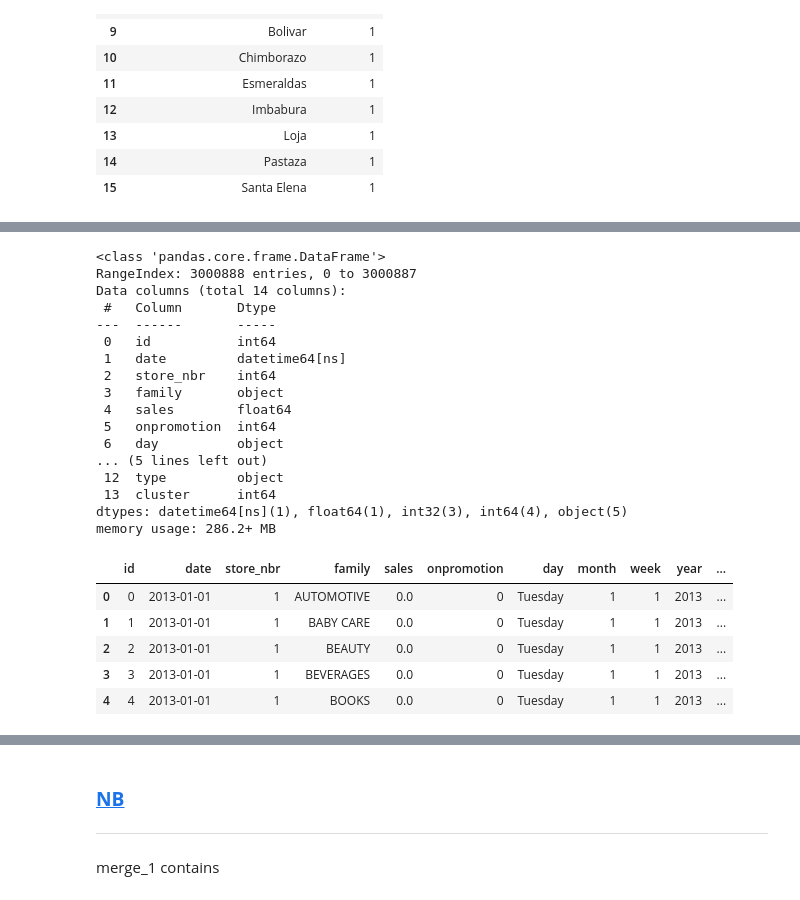
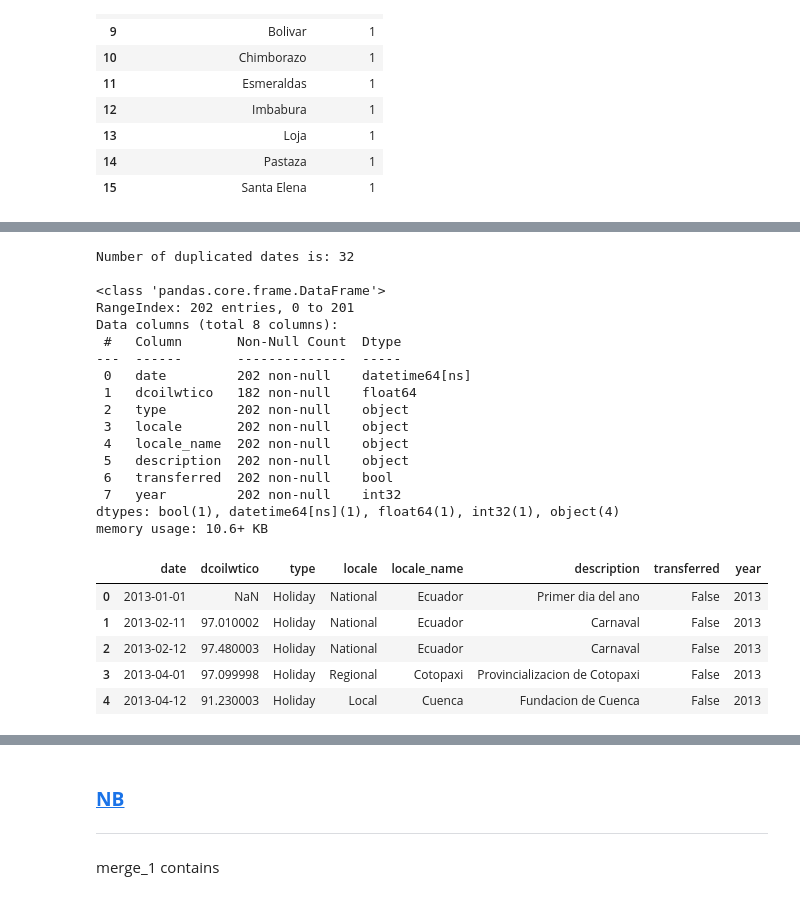
Before and after one commit to Safowaa/The_Regression_Project, a Jupyter notebook: Notebook/main.ipynb, the cells around one changed output, grey strips where cells are left out. Drawn from its saved outputs; the diff is of its cells as text; code cells hidden in the pictures.

```diff
--- a/Notebook/main.ipynb
+++ b/Notebook/main.ipynb
@@ -840,37 +820,43 @@ store_count
 | 21 | Libertad | Guayas | 1 |
 # %%
 # Merge the train data (train_4_copy) with the stores data (train_3) based on 'store_nbr' column
-merge_1 = pd.merge(train_4_copy, train_3 , on='store_nbr', how='left')
+merge_1 = pd.merge(train_1, train_2 , on=['date'], how='inner')
+
+# Check for duplicate dates in merged_df2
+count_duplicate = merge_1.duplicated(subset='date', keep=False).sum()
+
+# Display the duplicate dates
+print(f"Number of duplicated dates is: {count_duplicate}\n")
 
 # Display a info of the dataframe
 merge_1.info()
 
 
 # Do a dot head to varify the merge
 merge_1.head()
 # %% [output]
+Number of duplicated dates is: 32
+
 <class 'pandas.core.frame.DataFrame'>
-RangeIndex: 3000888 entries, 0 to 3000887
-Data columns (total 14 columns):
- #   Column       Dtype
----  ------       -----
- 0   id           int64
- 1   date         datetime64[ns]
- 2   store_nbr    int64
- 3   family       object
- 4   sales        float64
- 5   onpromotion  int64
- 6   day          object
-... (5 lines left out)
- 12  type         object
- 13  cluster      int64
-dtypes: datetime64[ns](1), float64(1), int32(3), int64(4), object(5)
-memory usage: 286.2+ MB
+RangeIndex: 202 entries, 0 to 201
+Data columns (total 8 columns):
+ #   Column       Non-Null Count  Dtype
+---  ------       --------------  -----
+ 0   date         202 non-null    datetime64[ns]
+ 1   dcoilwtico   182 non-null    float64
+ 2   type         202 non-null    object
+ 3   locale       202 non-null    object
+ 4   locale_name  202 non-null    object
+ 5   description  202 non-null    object
+ 6   transferred  202 non-null    bool
+ 7   year         202 non-null    int32
+dtypes: bool(1), datetime64[ns](1), float64(1), int32(1), object(4)
+memory usage: 10.6+ KB
-|  | id | date | store_nbr | family | sales | onpromotion | day | month | week | year | ... |
-| 0 | 0 | 2013-01-01 | 1 | AUTOMOTIVE | 0.0 | 0 | Tuesday | 1 | 1 | 2013 | ... |
-| 1 | 1 | 2013-01-01 | 1 | BABY CARE | 0.0 | 0 | Tuesday | 1 | 1 | 2013 | ... |
-| 2 | 2 | 2013-01-01 | 1 | BEAUTY | 0.0 | 0 | Tuesday | 1 | 1 | 2013 | ... |
-| 3 | 3 | 2013-01-01 | 1 | BEVERAGES | 0.0 | 0 | Tuesday | 1 | 1 | 2013 | ... |
-| 4 | 4 | 2013-01-01 | 1 | BOOKS | 0.0 | 0 | Tuesday | 1 | 1 | 2013 | ... |
+|  | date | dcoilwtico | type | locale | locale_name | description | transferred | year |
+| 0 | 2013-01-01 | NaN | Holiday | National | Ecuador | Primer dia del ano | False | 2013 |
+| 1 | 2013-02-11 | 97.010002 | Holiday | National | Ecuador | Carnaval | False | 2013 |
+| 2 | 2013-02-12 | 97.480003 | Holiday | National | Ecuador | Carnaval | False | 2013 |
+| 3 | 2013-04-01 | 97.099998 | Holiday | Regional | Cotopaxi | Provincializacion de Cotopaxi | False | 2013 |
+| 4 | 2013-04-12 | 91.230003 | Holiday | Local | Cuenca | Fundacion de Cuenca | False | 2013 |
 # %%
 # Merge merge_1 with transactions data (train_5) based on 'date' and 'store_nbr' columns
```
Also changed, not shown: parts of 68 cells of this notebook, 1 other file.
